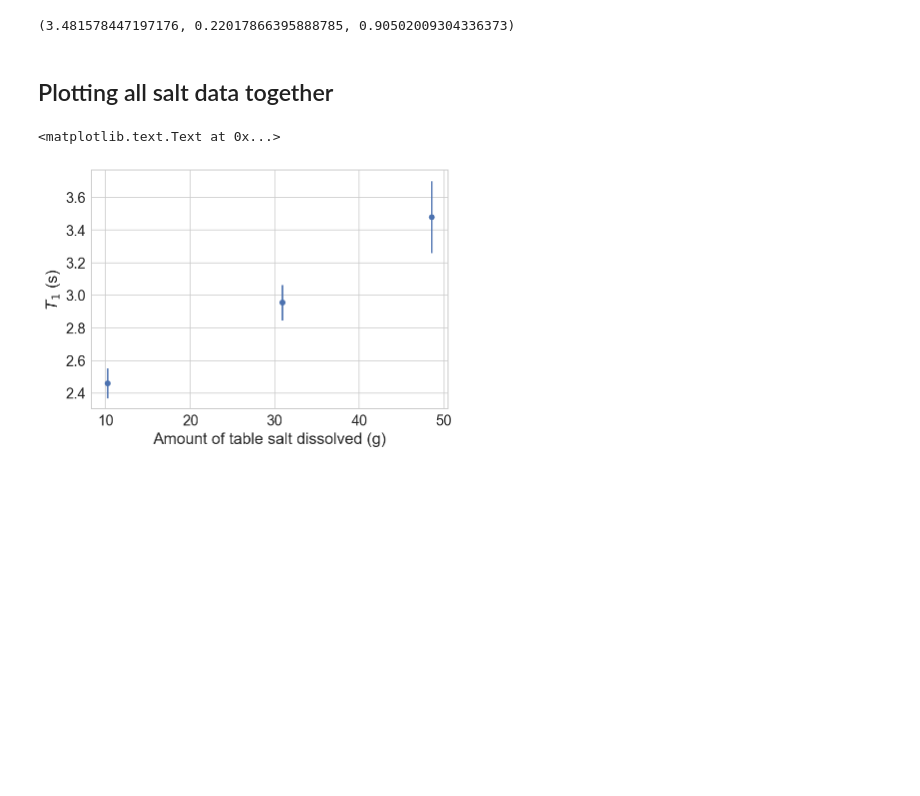
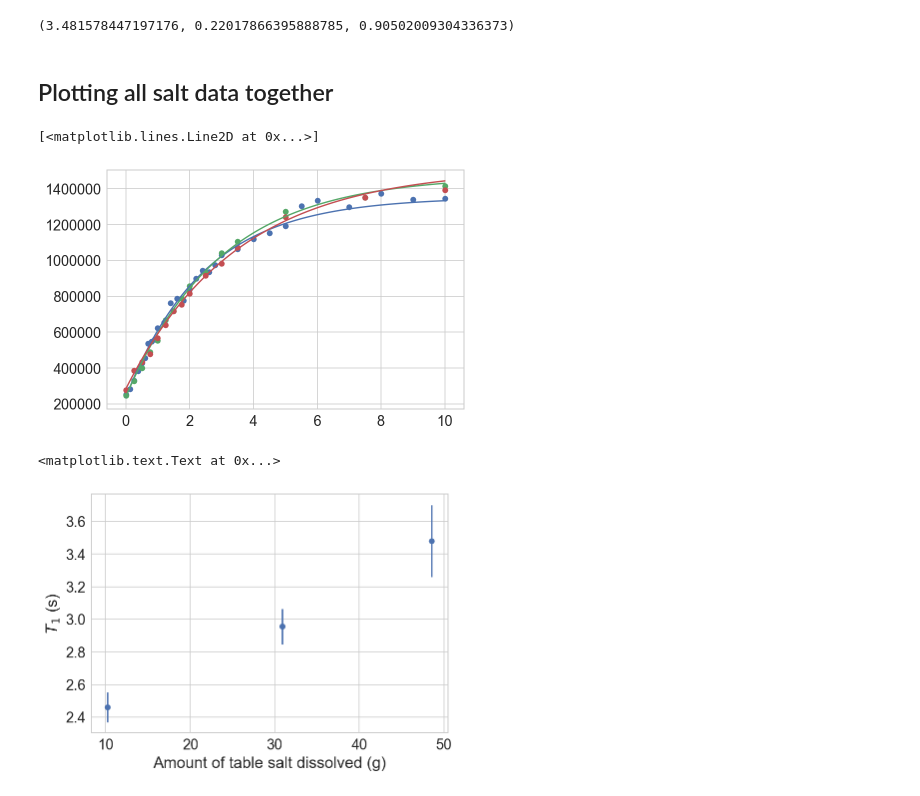
Before and after one commit to jackhong6/PHYS309, a Jupyter notebook: PHYS 309 Final Data Analysis 3.ipynb, the cells around one changed output. Drawn from its saved outputs; the diff is of its cells as text; code cells hidden in the pictures; blank space fills up the shorter version.

```diff
--- a/PHYS 309 Final Data Analysis 3.ipynb
+++ b/PHYS 309 Final Data Analysis 3.ipynb
@@ -277,6 +277,21 @@ T1_48, uT1_48, chi2_48
 (3.481578447197176, 0.22017866395888785, 0.90502009304336373)
 # %% [markdown]
 ## Plotting all salt data together
+# %%
+salt_mass = array([0, 10.22, 30.88, 48.55])  # in grams
+conc = salt_mass / 500  # concentration of salt in g/ml
+# %%
+scatter(pol_t10, avg_peak_areas_10, label='{:.2f} g/ml'.format(conc[0]))
+scatter(pol_t30, avg_peak_areas_30, label='{:.2f} g/ml'.format(conc[1]))
+scatter(pol_t48, avg_peak_areas_48, label='{:.2f} g/ml'.format(conc[2]))
+
+x=linspace(0,10,100)
+plot(x, model(x, *popt_10))
+plot(x, model(x, *popt_30))
+plot(x, model(x, *popt_48))
+# %% [output]
+[<matplotlib.lines.Line2D at 0x...>]
+[figure, added]
 # %%
 scatter([10.22, 30.88, 48.55], [T1_10,T1_30,T1_48])
 errorbar([10.22, 30.88, 48.55], [T1_10,T1_30,T1_48], yerr=[uT1_10,uT1_30,uT1_48], linestyle='none')
```
Also changed, not shown: parts of 10 cells of this notebook.
